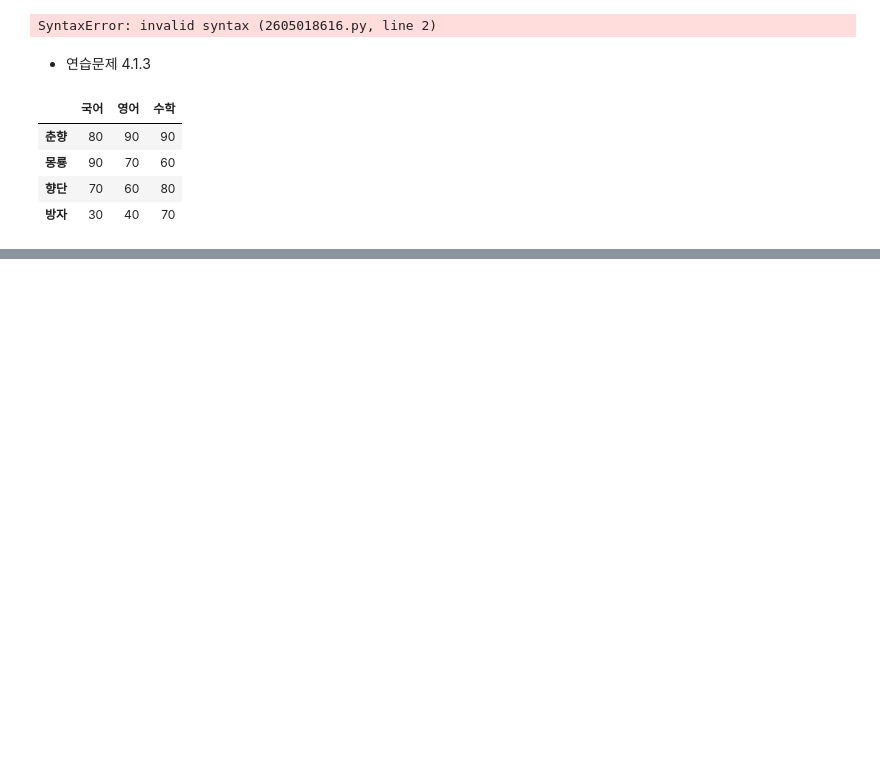
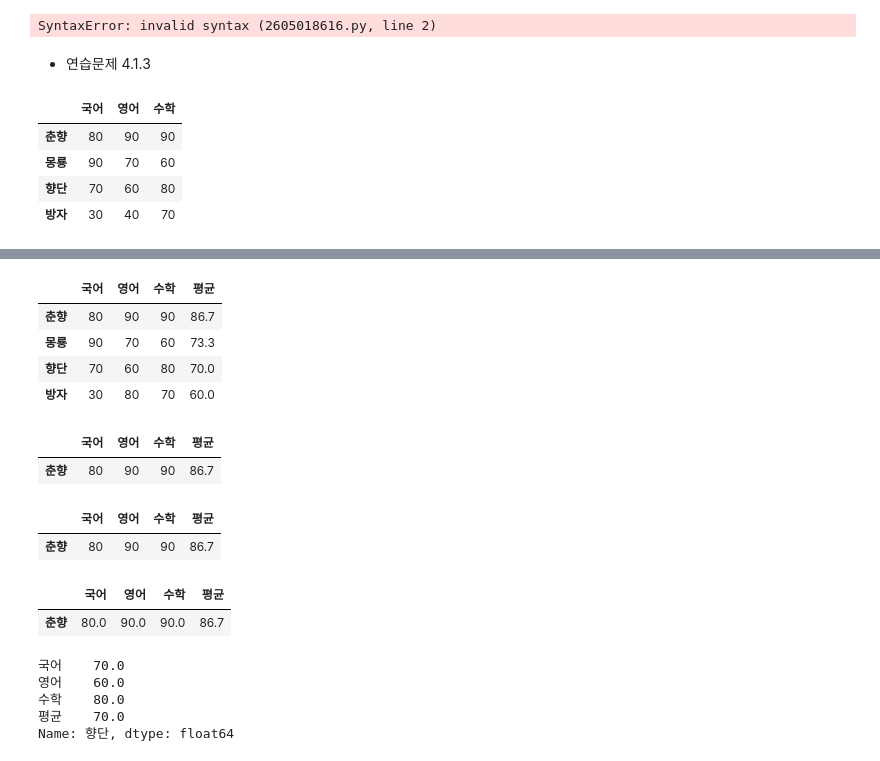
Before and after one commit to ckiekim/DataAnalysis-2023.09, a Jupyter notebook: 02.Pandas/02.데이터프레임.ipynb, the cells around one changed output, grey strips where cells are left out. Drawn from its saved outputs; the diff is of its cells as text; code cells hidden in the pictures; blank space fills up the shorter version.

```diff
--- a/02.Pandas/02.데이터프레임.ipynb
+++ b/02.Pandas/02.데이터프레임.ipynb
@@ -249,6 +271,40 @@ df
 # %%
 # 4. 방자의 영어 점수를 80점으로 수정하고 평균 점수도 다시 계산한다.
+import warnings
+warnings.filterwarnings('ignore')
+
+del df['평균']
+df['영어']['방자'] = 80
+df['평균'] = (df.sum(axis=1) / len(df.columns)).round(1)
+df
+# %% [output]
+|  | 국어 | 영어 | 수학 | 평균 |
+| 춘향 | 80 | 90 | 90 | 86.7 |
+| 몽룡 | 90 | 70 | 60 | 73.3 |
+| 향단 | 70 | 60 | 80 | 70.0 |
+| 방자 | 30 | 80 | 70 | 60.0 |
 # %%
 # 5. 춘향의 점수를 데이터프레임으로 나타낸다.
+df['춘향':'춘향']
+# %% [output]
+|  | 국어 | 영어 | 수학 | 평균 |
+| 춘향 | 80 | 90 | 90 | 86.7 |
+# %%
+df[:1]
+# %% [output]
+|  | 국어 | 영어 | 수학 | 평균 |
+| 춘향 | 80 | 90 | 90 | 86.7 |
+# %%
+df.T[['춘향']].T
+# %% [output]
+|  | 국어 | 영어 | 수학 | 평균 |
+| 춘향 | 80.0 | 90.0 | 90.0 | 86.7 |
 # %%
 # 6. 향단의 점수를 시리즈로 나타낸다.
+df.T['향단']
+# %% [output]
+국어    70.0
+영어    60.0
+수학    80.0
+평균    70.0
+Name: 향단, dtype: float64
```
Also changed, not shown: parts of 3 cells of this notebook, 10 other files.
